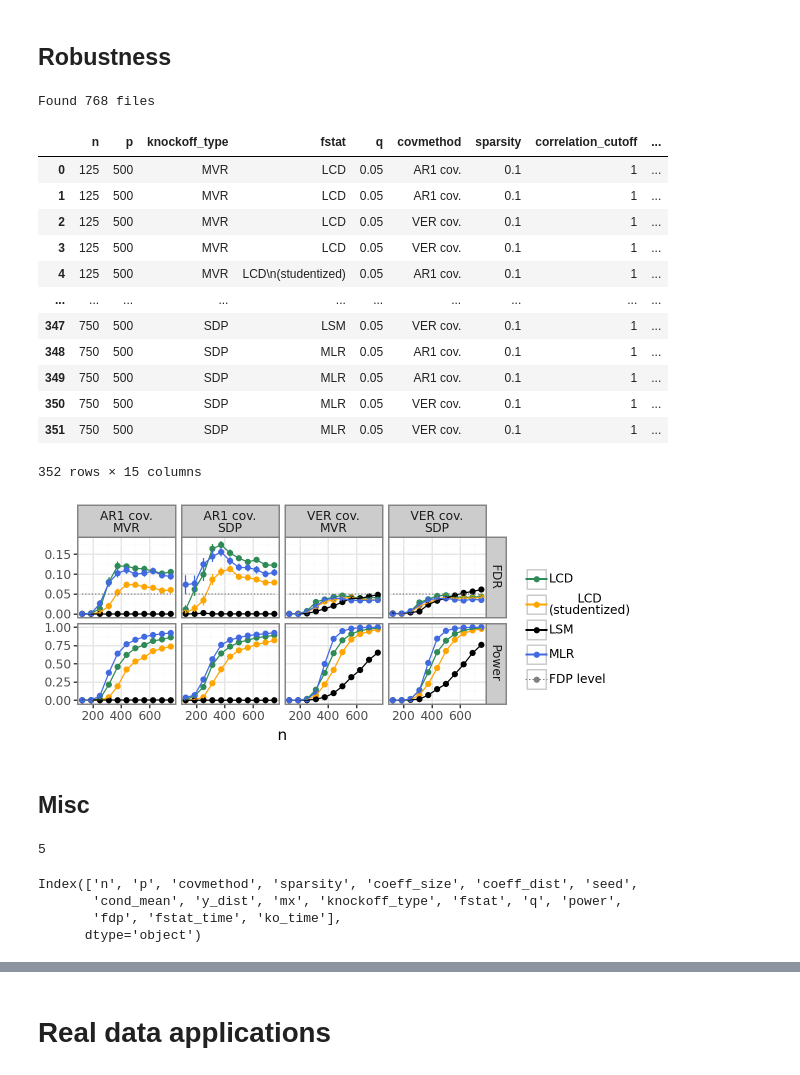
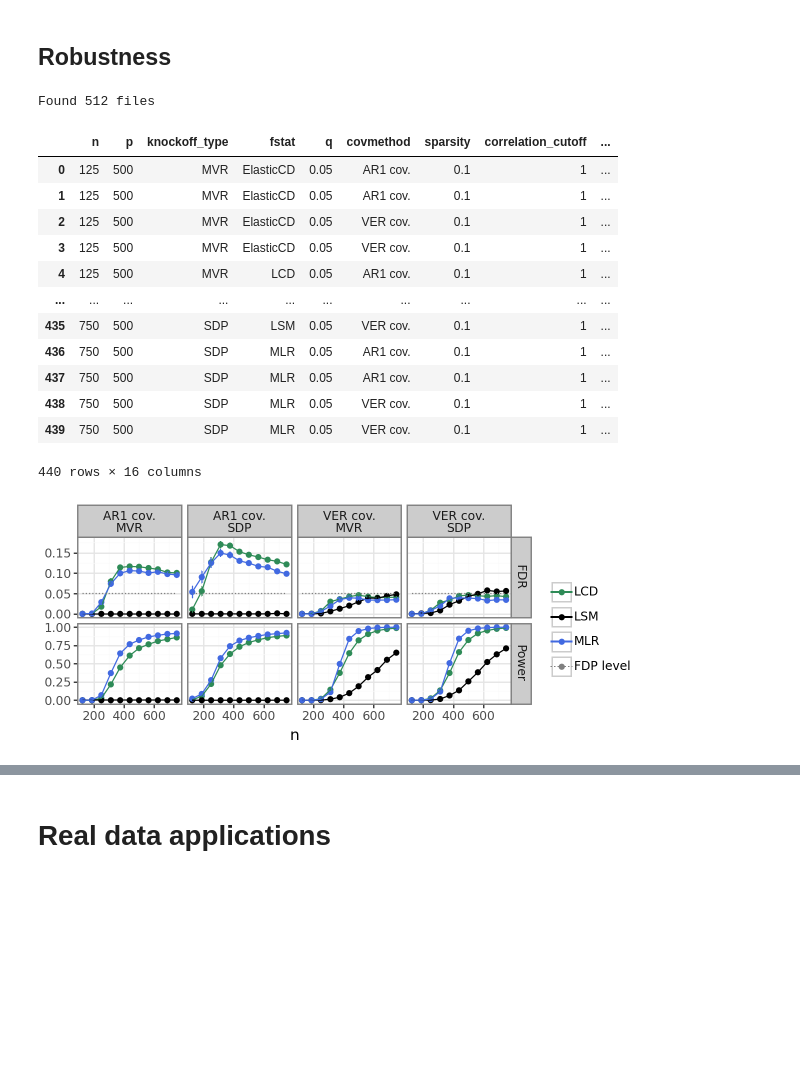
Before and after one commit to amspector100/mlr_knockoff_paper, a Jupyter notebook: final-plots/final_plots.ipynb, the cells around one changed output, grey strips where cells are left out. Drawn from its saved outputs; the diff is of its cells as text; code cells hidden in the pictures; blank space fills up the shorter version.

Commit message:
final plots:

```diff
--- a/final-plots/final_plots.ipynb
+++ b/final-plots/final_plots.ipynb
@@ -110,6 +112,9 @@ FSTAT_NAMES = {
     "mlr":"MLR",
     "oracle":"MLR\n(oracle)",
     "amlr":"AMLR",
+    "elasticnet":"ElasticCD",
+    "lcd_elasticnet":"ElasticCD",
+    "elastic":"ElasticCD",
 }
 
 def load_data_by_job_id(job_ids):
@@ -869,7 +864,8 @@ agg.loc[agg['value_count'] > 0].sort_values('value_count')
 # %% [markdown]
 ## Robustness
 # %%
-data = load_data_by_job_id([1179287, 1180224, 1315894])
+#data = load_data_by_job_id([1179287, 1180224, 1315894])
+data = load_data_by_job_id(1504867)
 data = data.loc[data['q'] == 0.05]
 
 def correct_coeff_size(row):
@@ -880,7 +876,7 @@ def correct_coeff_size(row):
 
 data = data.loc[data['coeff_size'] == data.apply(correct_coeff_size, axis=1)]
 # %% [output]
-Found 768 files
+Found 512 files
 # %%
 meas_cols = ['power', 'fdp', 'fstat_time', 'ko_time', 'ngroups']
 group_cols = [x for x in data.columns if (x not in meas_cols and x != 'seed')]
@@ -899,80 +895,54 @@ melted_agg = calc_mean_sem(
 melted_agg['meas'] = melted_agg['meas'].map({"fdp":"FDR", "power":"Power"})
 melted_agg['knockoff_type'] = melted_agg['knockoff_type'].apply(lambda x: str(x).upper())
 melted_agg['covmethod'] = melted_agg['covmethod'].apply(lambda x: str(x).upper() + " cov.")
-
 display(melted_agg)
 # %% [output]
 |  | n | p | knockoff_type | fstat | q | covmethod | sparsity | correlation_cutoff | ... |
-| 0 | 125 | 500 | MVR | LCD | 0.05 | AR1 cov. | 0.1 | 1 | ... |
-| 1 | 125 | 500 | MVR | LCD | 0.05 | AR1 cov. | 0.1 | 1 | ... |
-| 2 | 125 | 500 | MVR | LCD | 0.05 | VER cov. | 0.1 | 1 | ... |
-| 3 | 125 | 500 | MVR | LCD | 0.05 | VER cov. | 0.1 | 1 | ... |
-| 4 | 125 | 500 | MVR | LCD\n(studentized) | 0.05 | AR1 cov. | 0.1 | 1 | ... |
+| 0 | 125 | 500 | MVR | ElasticCD | 0.05 | AR1 cov. | 0.1 | 1 | ... |
+| 1 | 125 | 500 | MVR | ElasticCD | 0.05 | AR1 cov. | 0.1 | 1 | ... |
+| 2 | 125 | 500 | MVR | ElasticCD | 0.05 | VER cov. | 0.1 | 1 | ... |
+| 3 | 125 | 500 | MVR | ElasticCD | 0.05 | VER cov. | 0.1 | 1 | ... |
+| 4 | 125 | 500 | MVR | LCD | 0.05 | AR1 cov. | 0.1 | 1 | ... |
 | ... | ... | ... | ... | ... | ... | ... | ... | ... | ... |
-| 347 | 750 | 500 | SDP | LSM | 0.05 | VER cov. | 0.1 | 1 | ... |
-| 348 | 750 | 500 | SDP | MLR | 0.05 | AR1 cov. | 0.1 | 1 | ... |
-| 349 | 750 | 500 | SDP | MLR | 0.05 | AR1 cov. | 0.1 | 1 | ... |
-| 350 | 750 | 500 | SDP | MLR | 0.05 | VER cov. | 0.1 | 1 | ... |
-| 351 | 750 | 500 | SDP | MLR | 0.05 | VER cov. | 0.1 | 1 | ... |
+| 435 | 750 | 500 | SDP | LSM | 0.05 | VER cov. | 0.1 | 1 | ... |
+| 436 | 750 | 500 | SDP | MLR | 0.05 | AR1 cov. | 0.1 | 1 | ... |
+| 437 | 750 | 500 | SDP | MLR | 0.05 | AR1 cov. | 0.1 | 1 | ... |
+| 438 | 750 | 500 | SDP | MLR | 0.05 | VER cov. | 0.1 | 1 | ... |
+| 439 | 750 | 500 | SDP | MLR | 0.05 | VER cov. | 0.1 | 1 | ... |
-352 rows × 15 columns
+440 rows × 16 columns
 # %%
+# look
+melted_agg = melted_agg.loc[melted_agg['fstat'].isin(['LCD', 'LSM', 'MLR'])]
 # xeqy
 xeqy = melted_agg.loc[
     (melted_agg['meas'] == 'FDR') &
     (melted_agg['fstat'] == 'LCD')
 ].copy()
 xeqy['fstat'] = 'FDP level'
 xeqy['value_mean'] = 0.05
 xeqy['value_ymax'] = 0.05
 xeqy['value_ymin'] = 0.05
-to_plot = pd.concat([melted_agg, xeqy])
 # plotting
 g = (
     ggplot(
         melted_agg,
         aes(x='n', y='value_mean', color='fstat', linetype='fstat')
     )
     + facet_grid("meas~covmethod+knockoff_type", scales='free_y')
     + geom_point()
     + geom_line()
     + geom_line(data=xeqy)
     + theme_bw()
     + theme(figure_size=(6,2.5))
-    + scale_color_manual(['seagreen', 'orange', 'black', 'royalblue', 'gray'])
-    + scale_linetype_manual(['solid', 'solid', 'solid', 'solid', 'dotted'])
+    + scale_color_manual(['seagreen', 'black', 'royalblue', 'gray'])
+    + scale_linetype_manual(['solid', 'solid', 'solid', 'dotted'])
     + geom_errorbar(aes(ymin='value_ymin', ymax='value_ymax'))
     + labs(
         x='n', y='', color='', linetype=''
     )
 
 )
 display(g)
 g.save("section3/robustness.png", dpi=500)
 # %% [output]
-[figure, old version]
+[figure, new version]
-# %% [markdown]
-## Misc
-# %%
-import glob
-#jobid = 1176428 # robustness
-#jobid = 1176425 # groupknock
-#jobid = 1181254 # groupknock next iteration, looks good except power decreases as cutoff increases
-#jobids = [1179287, 1180224] # robustness -- looks good
-#jobid = 1180224
-jobid = 0 # main -- hopefully final
-
-files = glob.glob(f"../data/sims_main/**/jobid{jobid}*.csv", recursive=True)
-print(len(files))
-data = []
-for f in files:
-    data.append(pd.read_csv(f))
-
-df = pd.concat(data)
-df = df.loc[df['q'] == 0.05]
-df.columns
-# %% [output]
-5
-Index(['n', 'p', 'covmethod', 'sparsity', 'coeff_size', 'coeff_dist', 'seed',
-       'cond_mean', 'y_dist', 'mx', 'knockoff_type', 'fstat', 'q', 'power',
-       'fdp', 'fstat_time', 'ko_time'],
-      dtype='object')
```
Also changed, not shown: parts of 11 cells of this notebook.
